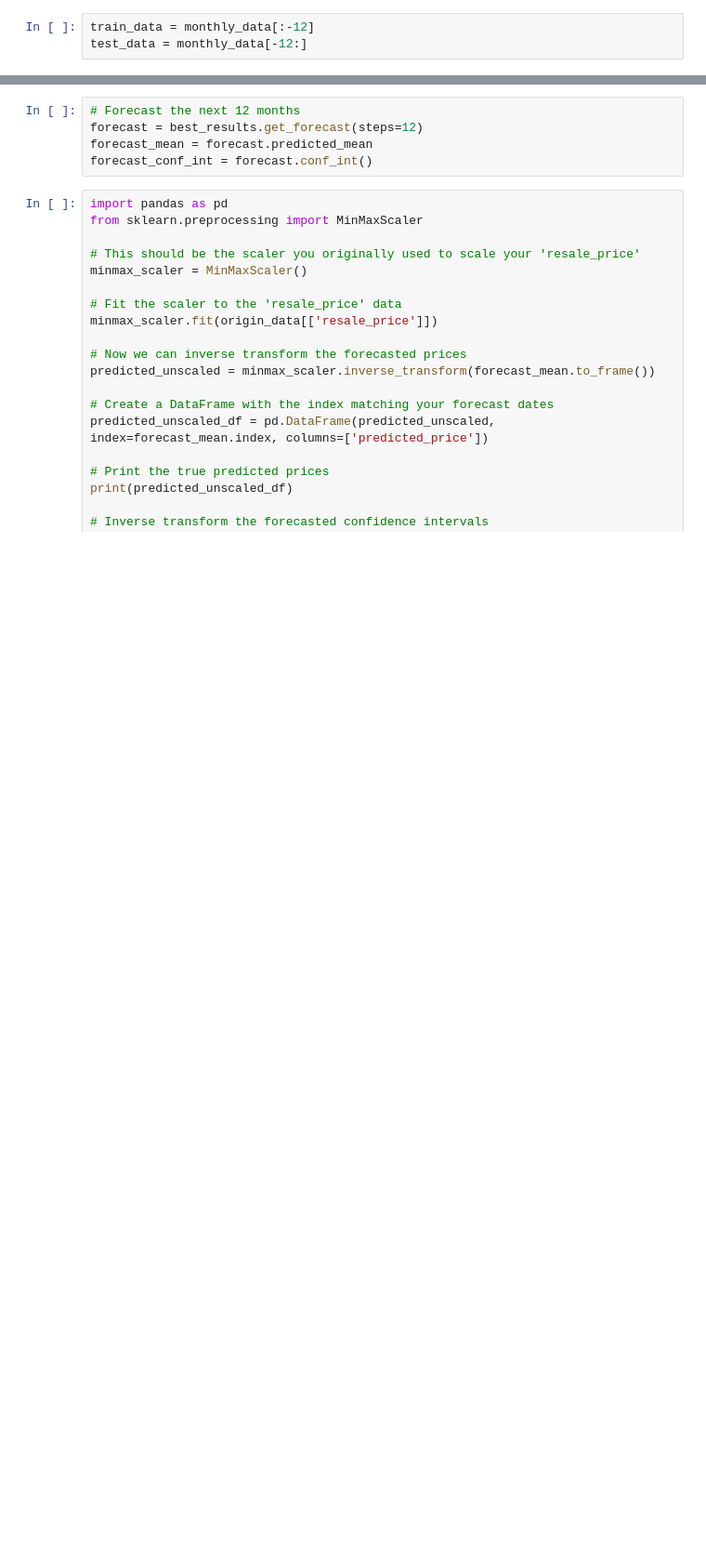
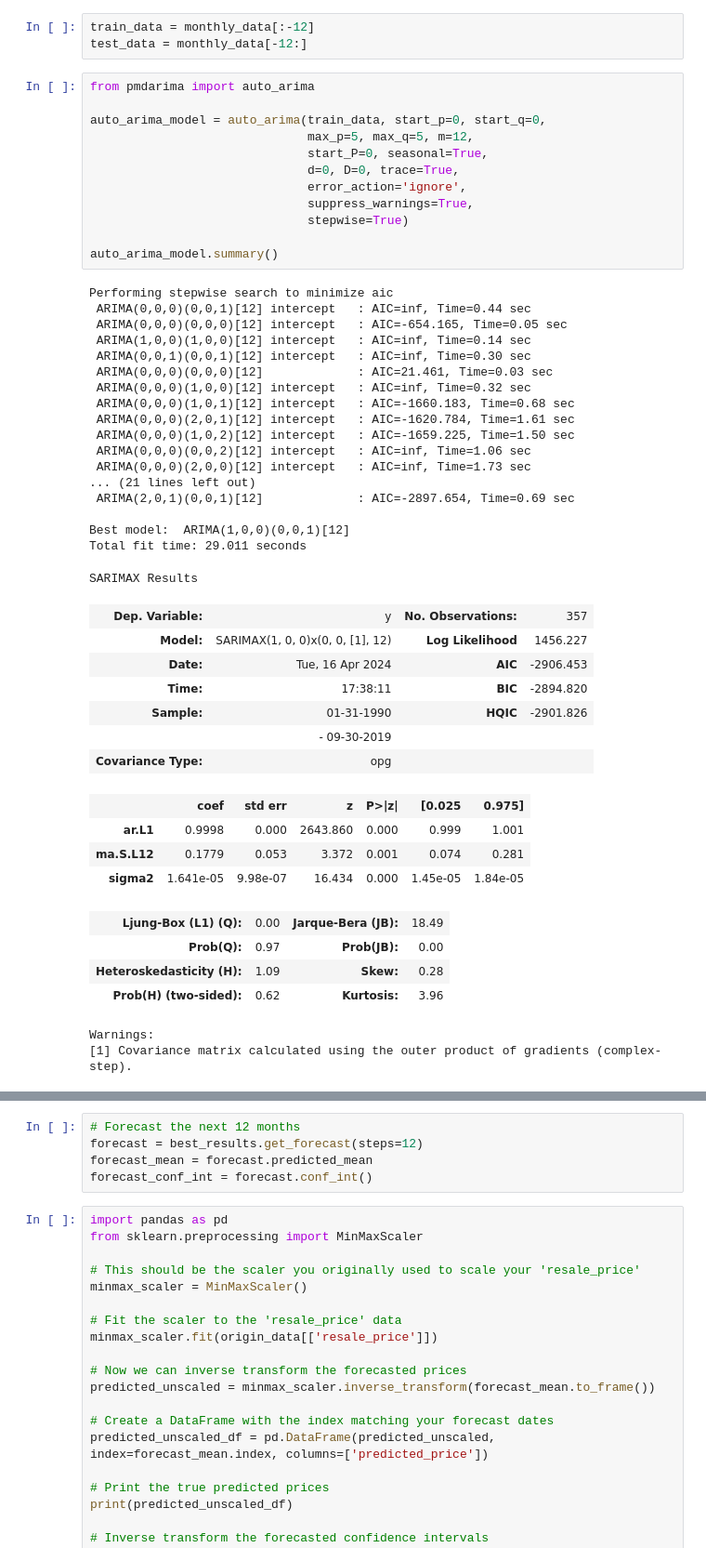
Before and after one commit to Gellstan/Singapore-House-Resale-Price-Prediction, a Jupyter notebook: main/FYP-updated.ipynb, the cells around one changed output, grey strips where cells are left out. Shown at 93% size. Saved outputs shown, nothing was run; the diff lists cells and outputs as text; blank space fills up the shorter version.

```diff
--- a/main/FYP-updated.ipynb
+++ b/main/FYP-updated.ipynb
@@ -561,6 +609,54 @@ dtype: float64
 # %%
 train_data = monthly_data[:-12]
 test_data = monthly_data[-12:]
+# %%
+from pmdarima import auto_arima
+
+auto_arima_model = auto_arima(train_data, start_p=0, start_q=0,
+                              max_p=5, max_q=5, m=12,
+                              start_P=0, seasonal=True,
+                              d=0, D=0, trace=True,
+                              error_action='ignore',
+                              suppress_warnings=True,
+                              stepwise=True)
+
+auto_arima_model.summary()
+# %% [output]
+Performing stepwise search to minimize aic
+ ARIMA(0,0,0)(0,0,1)[12] intercept   : AIC=inf, Time=0.44 sec
+ ARIMA(0,0,0)(0,0,0)[12] intercept   : AIC=-654.165, Time=0.05 sec
+ ARIMA(1,0,0)(1,0,0)[12] intercept   : AIC=inf, Time=0.14 sec
+ ARIMA(0,0,1)(0,0,1)[12] intercept   : AIC=inf, Time=0.30 sec
+ ARIMA(0,0,0)(0,0,0)[12]             : AIC=21.461, Time=0.03 sec
+ ARIMA(0,0,0)(1,0,0)[12] intercept   : AIC=inf, Time=0.32 sec
+ ARIMA(0,0,0)(1,0,1)[12] intercept   : AIC=-1660.183, Time=0.68 sec
+ ARIMA(0,0,0)(2,0,1)[12] intercept   : AIC=-1620.784, Time=1.61 sec
+ ARIMA(0,0,0)(1,0,2)[12] intercept   : AIC=-1659.225, Time=1.50 sec
+ ARIMA(0,0,0)(0,0,2)[12] intercept   : AIC=inf, Time=1.06 sec
+ ARIMA(0,0,0)(2,0,0)[12] intercept   : AIC=inf, Time=1.73 sec
+... (21 lines left out)
+ ARIMA(2,0,1)(0,0,1)[12]             : AIC=-2897.654, Time=0.69 sec
+
+Best model:  ARIMA(1,0,0)(0,0,1)[12]
+Total fit time: 29.011 seconds
+SARIMAX Results
+| Dep. Variable: | y | No. Observations: | 357 |
+| Model: | SARIMAX(1, 0, 0)x(0, 0, [1], 12) | Log Likelihood | 1456.227 |
+| Date: | Tue, 16 Apr 2024 | AIC | -2906.453 |
+| Time: | 17:38:11 | BIC | -2894.820 |
+| Sample: | 01-31-1990 | HQIC | -2901.826 |
+|  | - 09-30-2019 |  |  |
+| Covariance Type: | opg |  |  |
+|  | coef | std err | z | P>|z| | [0.025 | 0.975] |
+| ar.L1 | 0.9998 | 0.000 | 2643.860 | 0.000 | 0.999 | 1.001 |
+| ma.S.L12 | 0.1779 | 0.053 | 3.372 | 0.001 | 0.074 | 0.281 |
+| sigma2 | 1.641e-05 | 9.98e-07 | 16.434 | 0.000 | 1.45e-05 | 1.84e-05 |
+| Ljung-Box (L1) (Q): | 0.00 | Jarque-Bera (JB): | 18.49 |
+| Prob(Q): | 0.97 | Prob(JB): | 0.00 |
+| Heteroskedasticity (H): | 1.09 | Skew: | 0.28 |
+| Prob(H) (two-sided): | 0.62 | Kurtosis: | 3.96 |
+Warnings:
+[1] Covariance matrix calculated using the outer product of gradients (complex-step).
 # %%
 from statsmodels.tsa.arima.model import ARIMA
 import numpy as np
```
Also changed, not shown: parts of 11 cells of this notebook, 1 other file.
